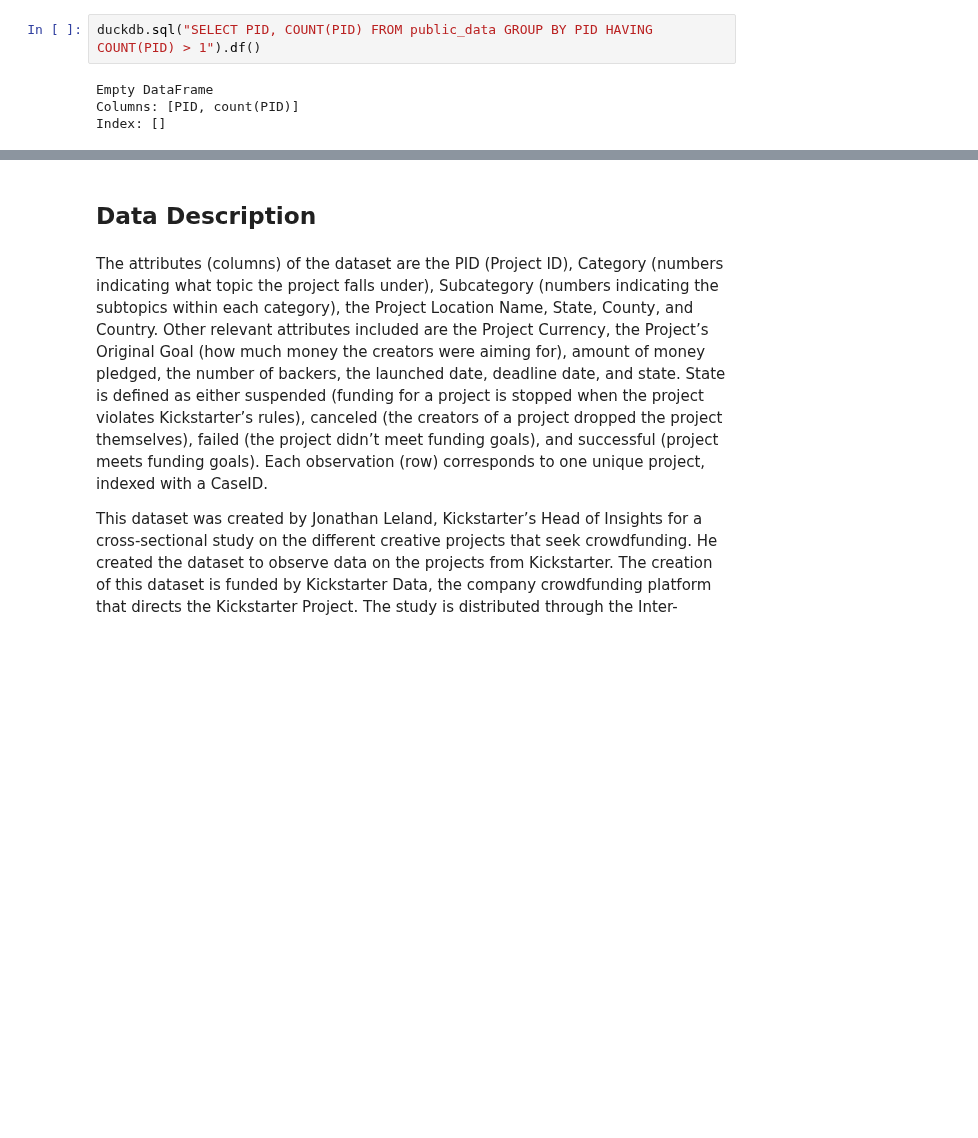
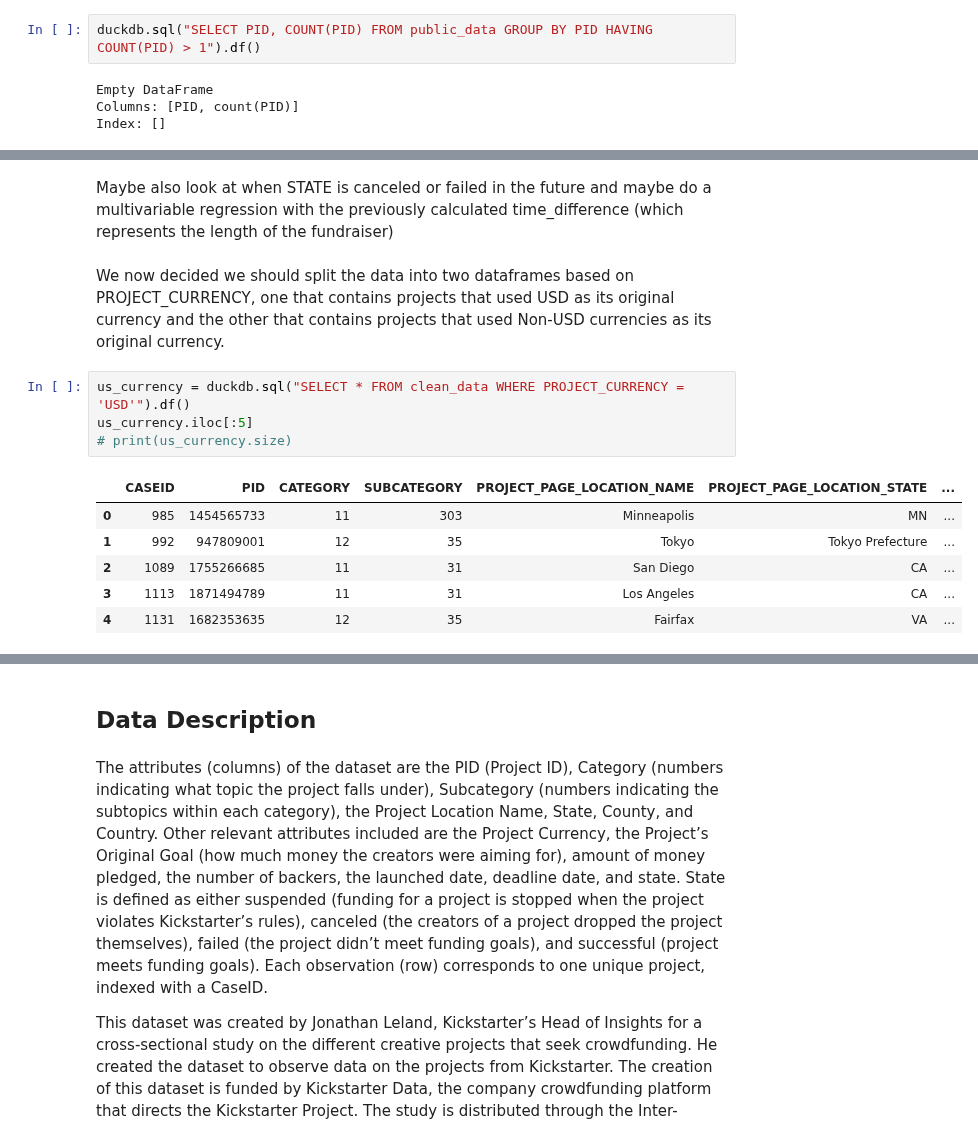
Before and after one commit to catherine-fang-git/kickstarter_project_success_info2950, a Jupyter notebook: INFO2950_Phase2.ipynb, the cells around one changed output, grey strips where cells are left out. Saved outputs shown, nothing was run; the diff lists cells and outputs as text; blank space fills up the shorter version.

```diff
--- a/INFO2950_Phase2.ipynb
+++ b/INFO2950_Phase2.ipynb
@@ -64,0 +79,15 @@ clean_data.head()
+# %% [markdown]
+Maybe also look at when STATE is canceled or failed in the future and maybe do a multivariable regression with the previously calculated time_difference (which represents the length of the fundraiser)
+# %% [markdown]
+We now decided we should split the data into two dataframes based on PROJECT_CURRENCY, one that contains projects that used USD as its original currency and the other that contains projects that used Non-USD currencies as its original currency.
+# %%
+us_currency = duckdb.sql("SELECT * FROM clean_data WHERE PROJECT_CURRENCY = 'USD'").df()
+us_currency.iloc[:5]
+# print(us_currency.size)
+# %% [output]
+|  | CASEID | PID | CATEGORY | SUBCATEGORY | PROJECT_PAGE_LOCATION_NAME | PROJECT_PAGE_LOCATION_STATE | ... |
+| 0 | 985 | 1454565733 | 11 | 303 | Minneapolis | MN | ... |
+| 1 | 992 | 947809001 | 12 | 35 | Tokyo | Tokyo Prefecture | ... |
+| 2 | 1089 | 1755266685 | 11 | 31 | San Diego | CA | ... |
+| 3 | 1113 | 1871494789 | 11 | 31 | Los Angeles | CA | ... |
+| 4 | 1131 | 1682353635 | 12 | 35 | Fairfax | VA | ... |
```
Also changed, not shown: parts of 6 cells of this notebook.
